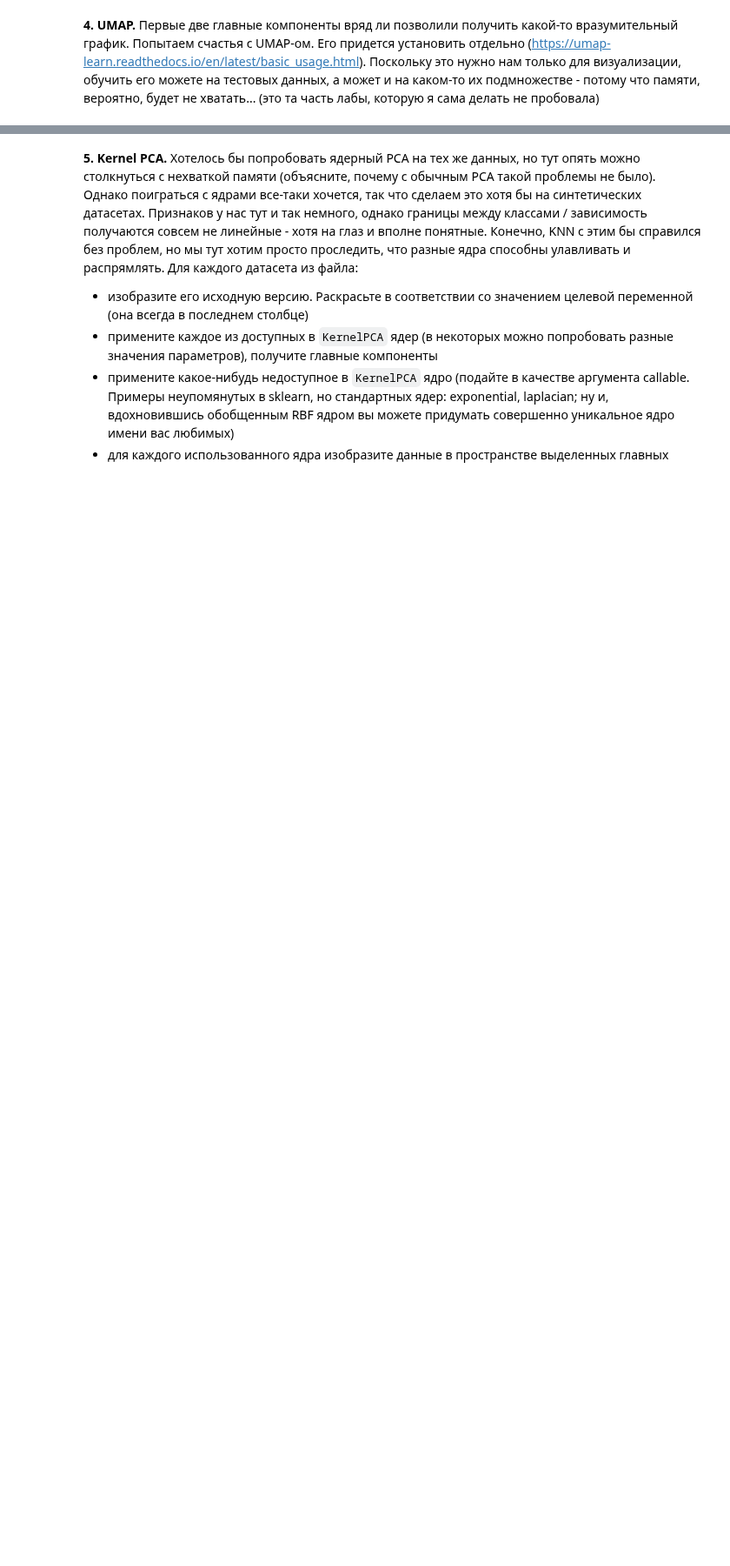
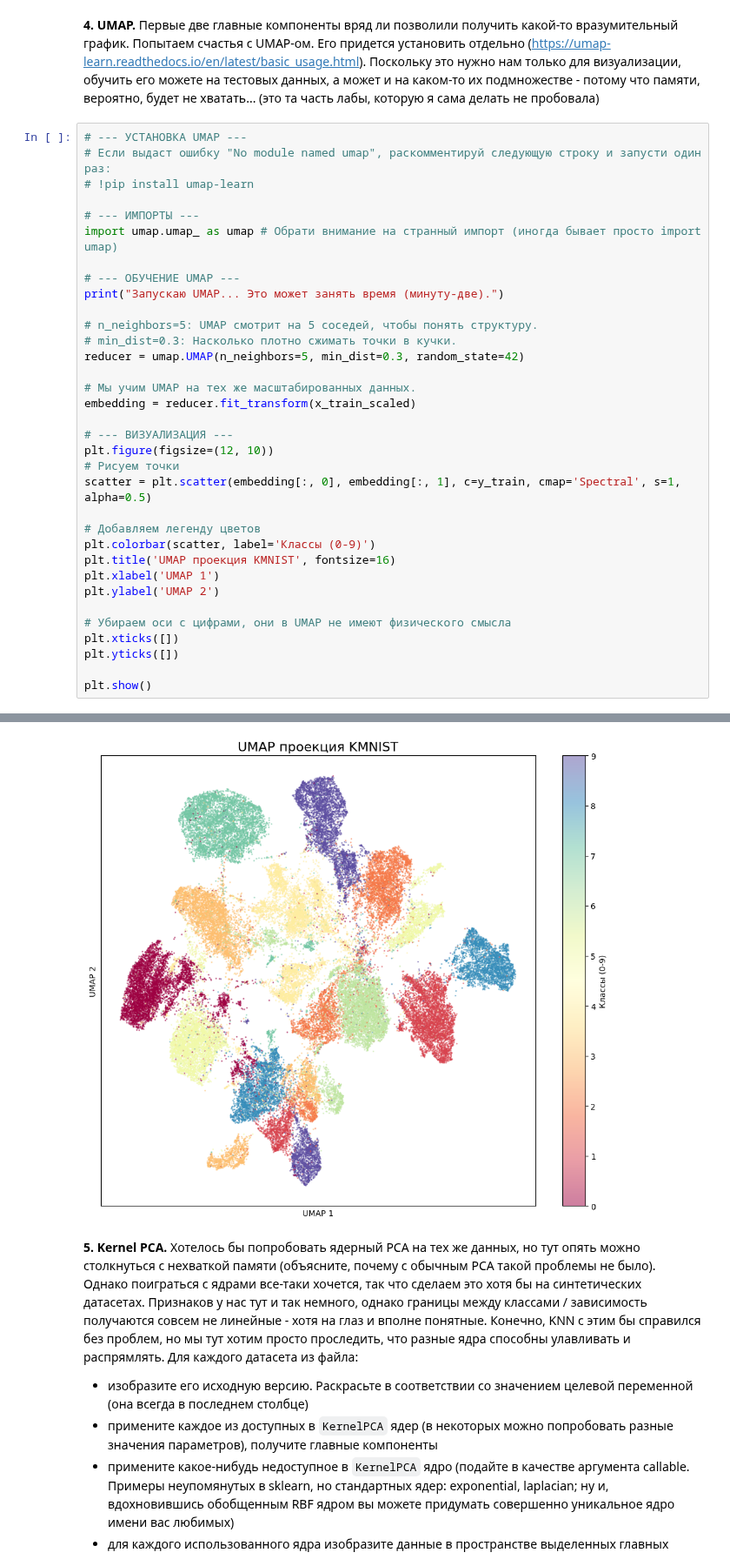
Before and after one commit to UladzislauShuman/university_homework, a Jupyter notebook: famcs_homework/ML/lab5/LB5_template.ipynb, the cells around one changed output, grey strips where cells are left out. Shown at 87% size. Cells and saved outputs as stored; diff of their text form; blank space fills up the shorter version.

```diff
--- a/famcs_homework/ML/lab5/LB5_template.ipynb
+++ b/famcs_homework/ML/lab5/LB5_template.ipynb
@@ -440,2 +442,37 @@ PCA просто посмотрит на числа и решит: "Ого, во
 # %% [markdown]
 **4. UMAP.** Первые две главные компоненты вряд ли позволили получить какой-то вразумительный график. Попытаем счастья с UMAP-ом. Его придется установить отдельно (https://umap-learn.readthedocs.io/en/latest/basic_usage.html). Поскольку это нужно нам только для визуализации, обучить его можете на тестовых данных, а может и на каком-то их подмножестве - потому что памяти, вероятно, будет не хватать... (это та часть лабы, которую я сама делать не пробовала)
+# %%
+# --- УСТАНОВКА UMAP ---
+# Если выдаст ошибку "No module named umap", раскомментируй следующую строку и запусти один раз:
+# !pip install umap-learn
+
+# --- ИМПОРТЫ ---
+import umap.umap_ as umap # Обрати внимание на странный импорт (иногда бывает просто import umap)
+
+# --- ОБУЧЕНИЕ UMAP ---
+print("Запускаю UMAP... Это может занять время (минуту-две).")
+
+# n_neighbors=5: UMAP смотрит на 5 соседей, чтобы понять структуру.
+# min_dist=0.3: Насколько плотно сжимать точки в кучки.
+reducer = umap.UMAP(n_neighbors=5, min_dist=0.3, random_state=42)
+
+# Мы учим UMAP на тех же масштабированных данных.
+embedding = reducer.fit_transform(x_train_scaled)
+
+# --- ВИЗУАЛИЗАЦИЯ ---
+plt.figure(figsize=(12, 10))
+# Рисуем точки
+scatter = plt.scatter(embedding[:, 0], embedding[:, 1], c=y_train, cmap='Spectral', s=1, alpha=0.5)
+
+# Добавляем легенду цветов
+plt.colorbar(scatter, label='Классы (0-9)')
+plt.title('UMAP проекция KMNIST', fontsize=16)
+plt.xlabel('UMAP 1')
+plt.ylabel('UMAP 2')
+
+# Убираем оси с цифрами, они в UMAP не имеют физического смысла
+plt.xticks([])
+plt.yticks([])
+
+plt.show()
+# %% [output]
@@ -442,3 +480,4 @@ PCA просто посмотрит на числа и решит: "Ого, во
+[figure, added]
 # %% [markdown]
 **5. Kernel PCA.** Хотелось бы попробовать ядерный PCA на тех же данных, но тут опять можно столкнуться с нехваткой памяти (объясните, почему с обычным РСА такой проблемы не было). Однако поиграться с ядрами все-таки хочется, так что сделаем это хотя бы на синтетических датасетах. Признаков у нас тут и так немного, однако границы между классами / зависимость получаются совсем не линейные - хотя на глаз и вполне понятные. Конечно, KNN с этим бы справился без проблем, но мы тут хотим просто проследить, что разные ядра способны улавливать и распрямлять. Для каждого датасета из файла:
 
```
Also changed, not shown: parts of 3 cells of this notebook, 1 other file.
